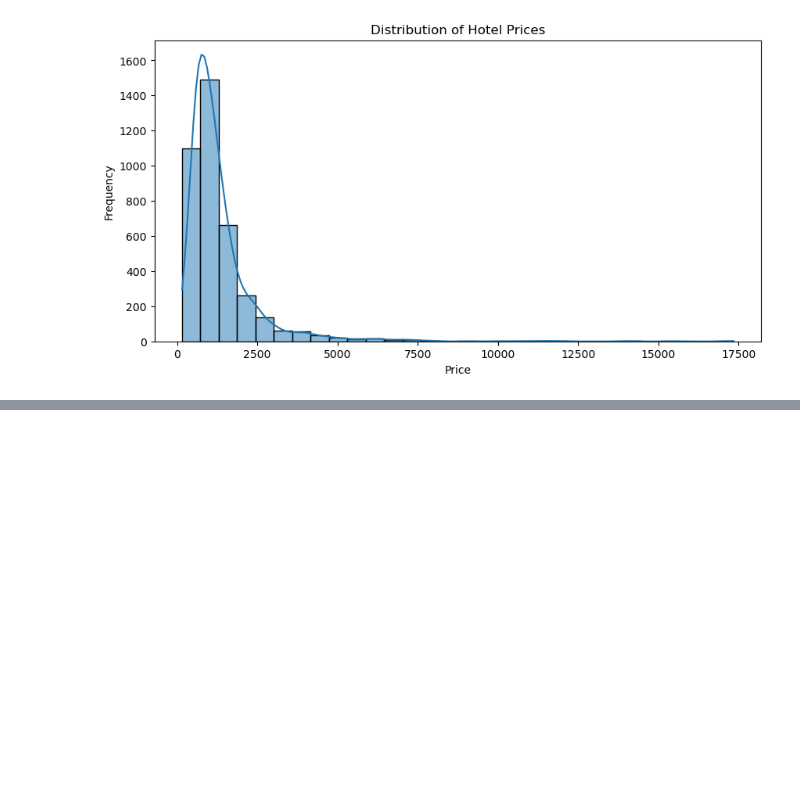
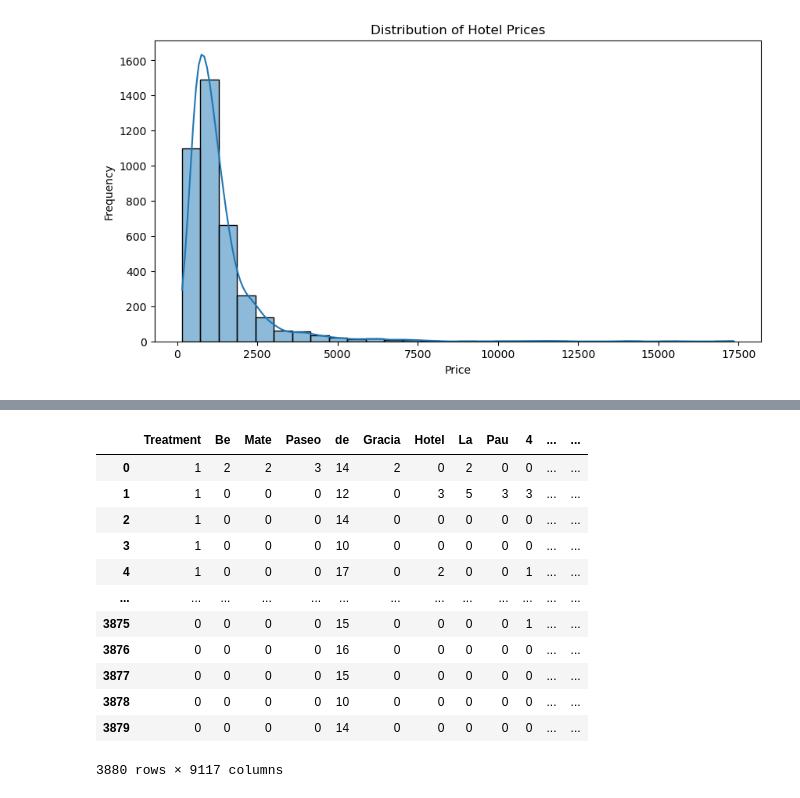
Before and after one commit to mariasimakova/tm_project1, a Jupyter notebook: preprocessing.ipynb, the cells around one changed output, grey strips where cells are left out. Saved outputs shown, nothing was run; the diff lists cells and outputs as text; code cells hidden in the pictures; blank space fills up the shorter version.

```diff
--- a/preprocessing.ipynb
+++ b/preprocessing.ipynb
@@ -189,0 +190,20 @@ print("\nProcessed descriptions saved to 'processed_hotel_descriptions.csv'")
+# %%
+# Merge with city data
+dtm_final.index = combined_data.index
+dtm_final = combined_data[['Treatment']].join(dtm_final)
+dtm_final['City'] = dtm_final['Treatment'].map({1: 'Barcelona', 0: 'Valencia'})
+dtm_final
+# %% [output]
+|  | Treatment | Be | Mate | Paseo | de | Gracia | Hotel | La | Pau | 4 | ... | ... |
+| 0 | 1 | 2 | 2 | 3 | 14 | 2 | 0 | 2 | 0 | 0 | ... | ... |
+| 1 | 1 | 0 | 0 | 0 | 12 | 0 | 3 | 5 | 3 | 3 | ... | ... |
+| 2 | 1 | 0 | 0 | 0 | 14 | 0 | 0 | 0 | 0 | 0 | ... | ... |
+| 3 | 1 | 0 | 0 | 0 | 10 | 0 | 0 | 0 | 0 | 0 | ... | ... |
+| 4 | 1 | 0 | 0 | 0 | 17 | 0 | 2 | 0 | 0 | 1 | ... | ... |
+| ... | ... | ... | ... | ... | ... | ... | ... | ... | ... | ... | ... | ... |
+| 3875 | 0 | 0 | 0 | 0 | 15 | 0 | 0 | 0 | 0 | 1 | ... | ... |
+| 3876 | 0 | 0 | 0 | 0 | 16 | 0 | 0 | 0 | 0 | 0 | ... | ... |
+| 3877 | 0 | 0 | 0 | 0 | 15 | 0 | 0 | 0 | 0 | 0 | ... | ... |
+| 3878 | 0 | 0 | 0 | 0 | 10 | 0 | 0 | 0 | 0 | 0 | ... | ... |
+| 3879 | 0 | 0 | 0 | 0 | 14 | 0 | 0 | 0 | 0 | 0 | ... | ... |
+3880 rows × 9117 columns
```
Also changed, not shown: parts of 33 cells of this notebook.
